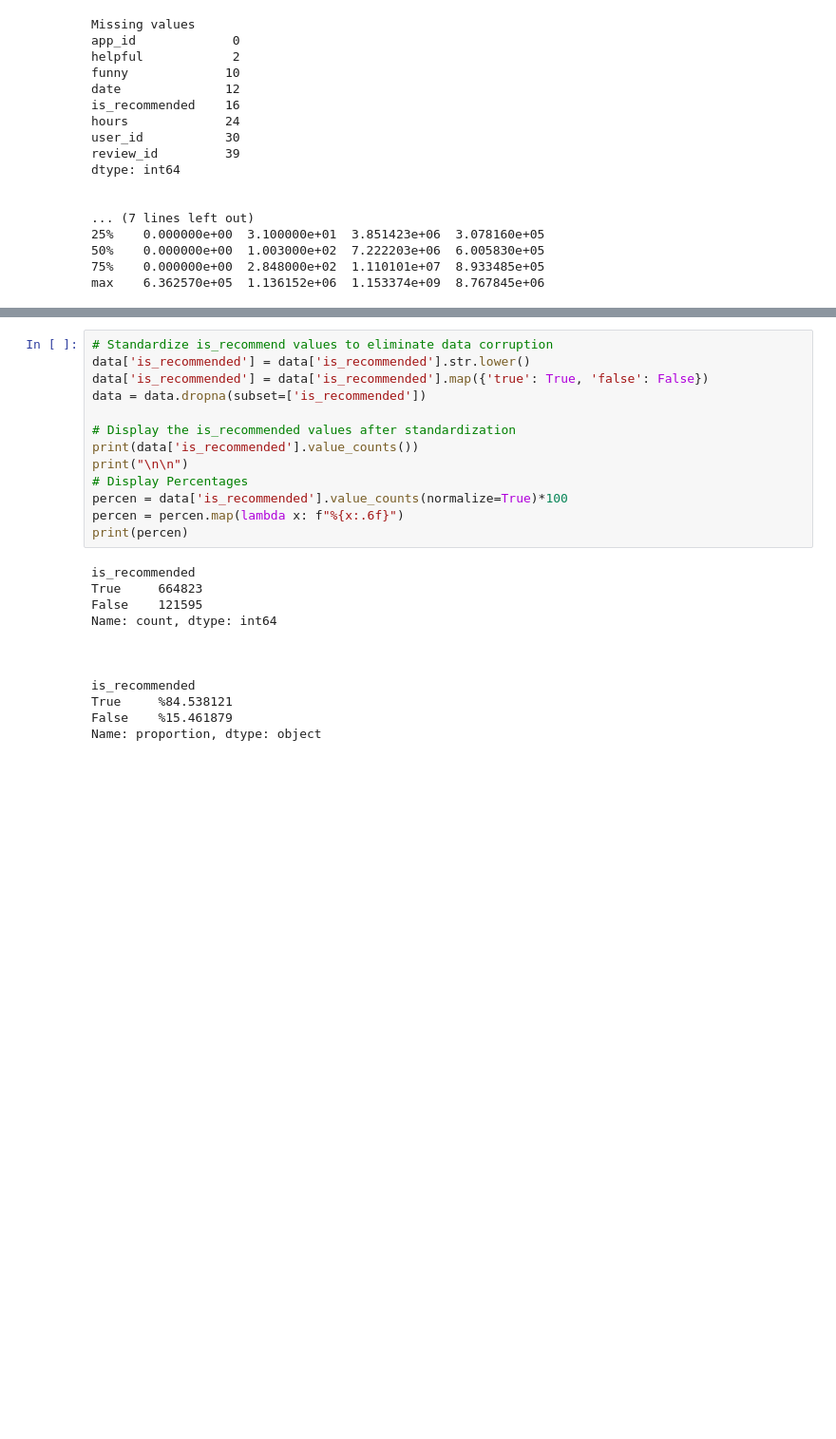
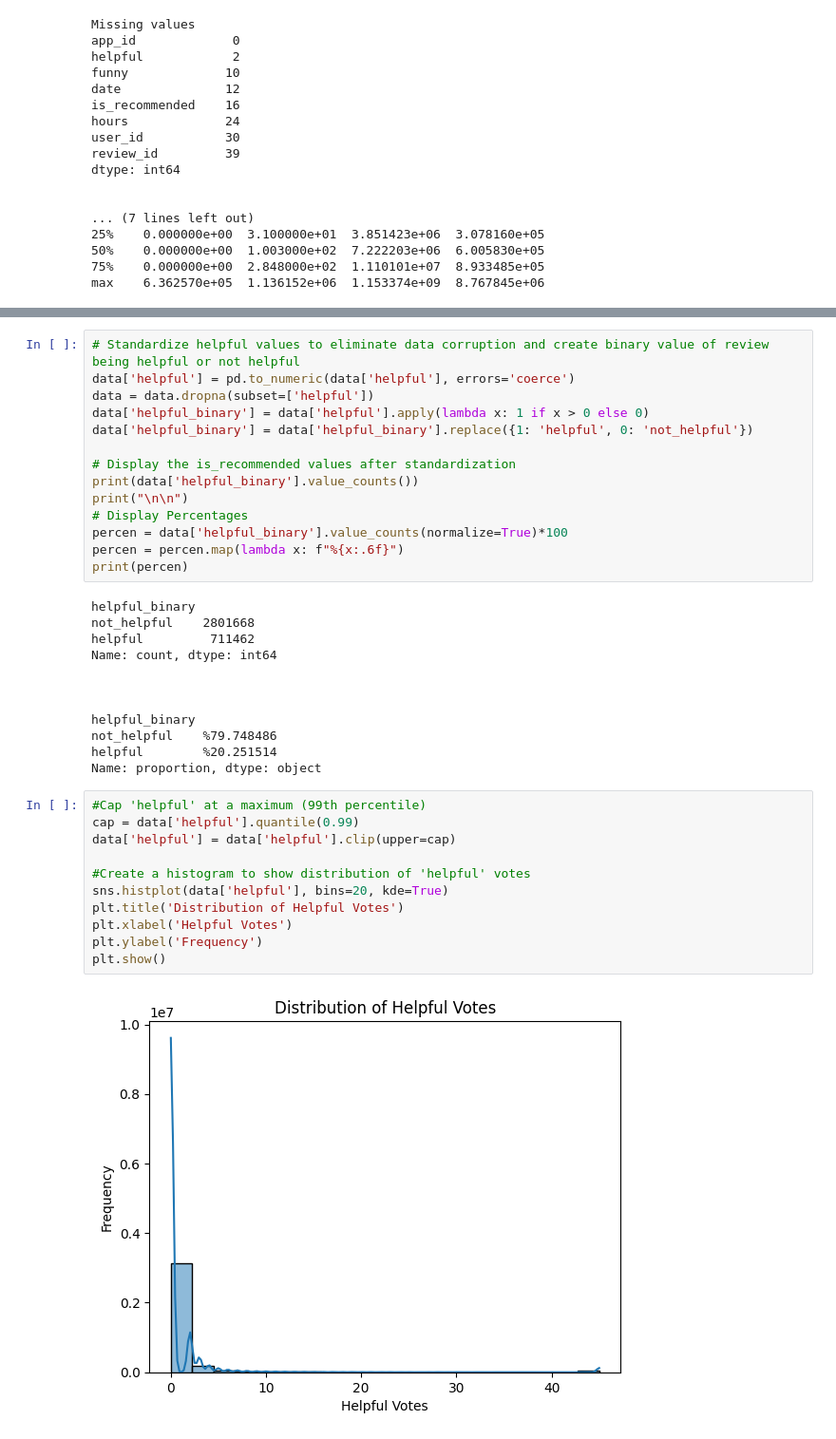
Before and after one commit to ZSCode768/Machine-Learning-Project, a Jupyter notebook: Surlow_EDA_Project.ipynb, the cells around one changed output, grey strips where cells are left out. Shown at 95% size. Cells and saved outputs as stored; diff of their text form; blank space fills up the shorter version.

```diff
--- a/Surlow_EDA_Project.ipynb
+++ b/Surlow_EDA_Project.ipynb
@@ -78,25 +111,39 @@ max    6.362570e+05  1.136152e+06  1.153374e+09  8.767845e+06
 # %%
-# Standardize is_recommend values to eliminate data corruption
-data['is_recommended'] = data['is_recommended'].str.lower()
-data['is_recommended'] = data['is_recommended'].map({'true': True, 'false': False})
-data = data.dropna(subset=['is_recommended'])
+# Standardize helpful values to eliminate data corruption and create binary value of review being helpful or not helpful
+data['helpful'] = pd.to_numeric(data['helpful'], errors='coerce')
+data = data.dropna(subset=['helpful'])
+data['helpful_binary'] = data['helpful'].apply(lambda x: 1 if x > 0 else 0)
+data['helpful_binary'] = data['helpful_binary'].replace({1: 'helpful', 0: 'not_helpful'})
 
 # Display the is_recommended values after standardization
-print(data['is_recommended'].value_counts())
+print(data['helpful_binary'].value_counts())
 print("\n\n")
 # Display Percentages
-percen = data['is_recommended'].value_counts(normalize=True)*100
+percen = data['helpful_binary'].value_counts(normalize=True)*100
 percen = percen.map(lambda x: f"%{x:.6f}")
 print(percen)
 # %% [output]
-is_recommended
-True     664823
-False    121595
+helpful_binary
+not_helpful    2801668
+helpful         711462
 Name: count, dtype: int64
 
 
 
-is_recommended
-True     %84.538121
-False    %15.461879
+helpful_binary
+not_helpful    %79.748486
+helpful        %20.251514
 Name: proportion, dtype: object
+# %%
+#Cap 'helpful' at a maximum (99th percentile)
+cap = data['helpful'].quantile(0.99)
+data['helpful'] = data['helpful'].clip(upper=cap)
+
+#Create a histogram to show distribution of 'helpful' votes
+sns.histplot(data['helpful'], bins=20, kde=True)
+plt.title('Distribution of Helpful Votes')
+plt.xlabel('Helpful Votes')
+plt.ylabel('Frequency')
+plt.show()
+# %% [output]
+[figure, added]
```
Also changed, not shown: parts of 24 cells of this notebook.
